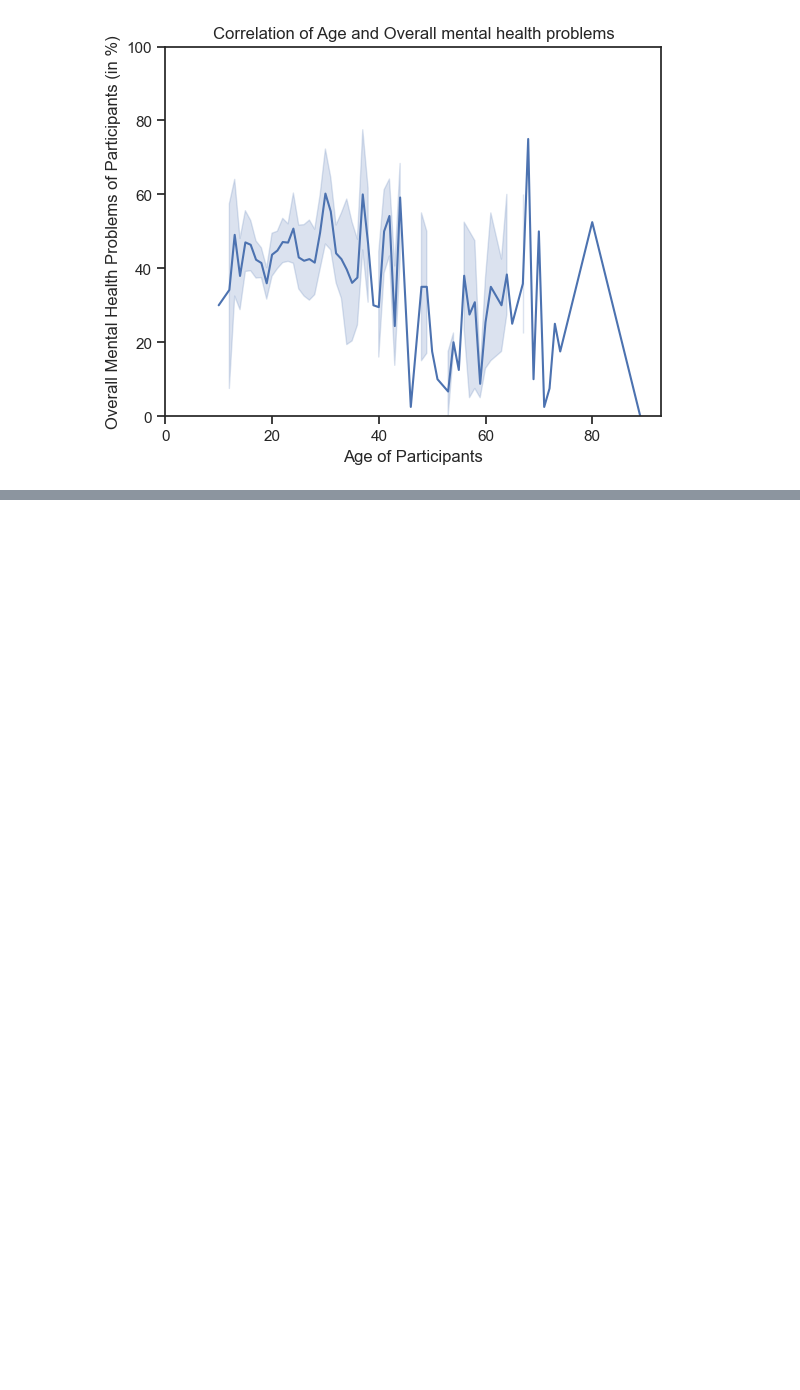
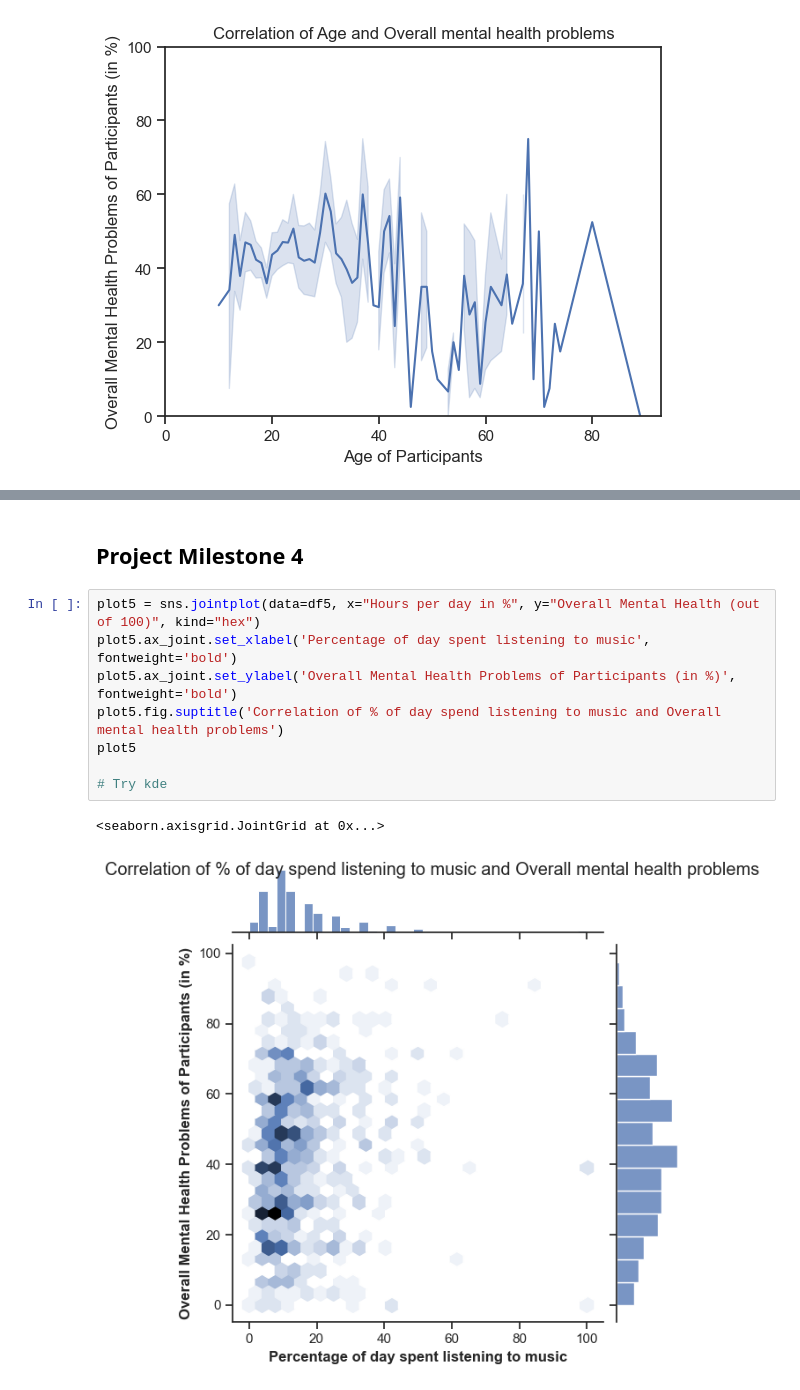
Before and after one commit to ubco-W2022T2-data301/project-group-group12, a Jupyter notebook: analysis/analysisZainab.ipynb, the cells around one changed output, grey strips where cells are left out. Cells and saved outputs as stored; diff of their text form; blank space fills up the shorter version.

Commit message:
Working on PM4- exploring visualizations

```diff
--- a/analysis/analysisZainab.ipynb
+++ b/analysis/analysisZainab.ipynb
@@ -491 +492,14 @@ Plots 1 and 2 were used to visualize the spread of the age and amount of music l
 **How does quantity of music listening vary across age groups?**
+# %% [markdown]
+## Project Milestone 4
+# %%
+plot5 = sns.jointplot(data=df5, x="Hours per day in %", y="Overall Mental Health (out of 100)", kind="hex")
+plot5.ax_joint.set_xlabel('Percentage of day spent listening to music', fontweight='bold')
+plot5.ax_joint.set_ylabel('Overall Mental Health Problems of Participants (in %)', fontweight='bold')
+plot5.fig.suptitle('Correlation of % of day spend listening to music and Overall mental health problems')
+plot5
+
+# Try kde
+# %% [output]
+<seaborn.axisgrid.JointGrid at 0x...>
+[figure, added]
```
Also changed, not shown: parts of 17 cells of this notebook.
